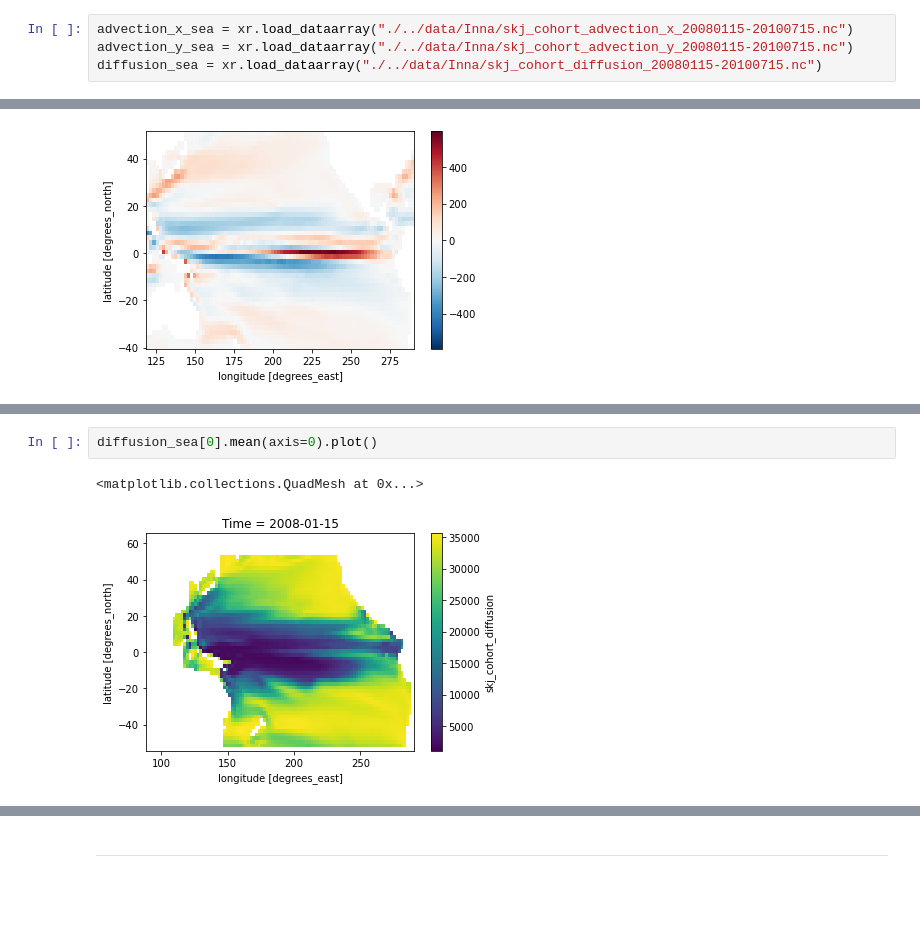
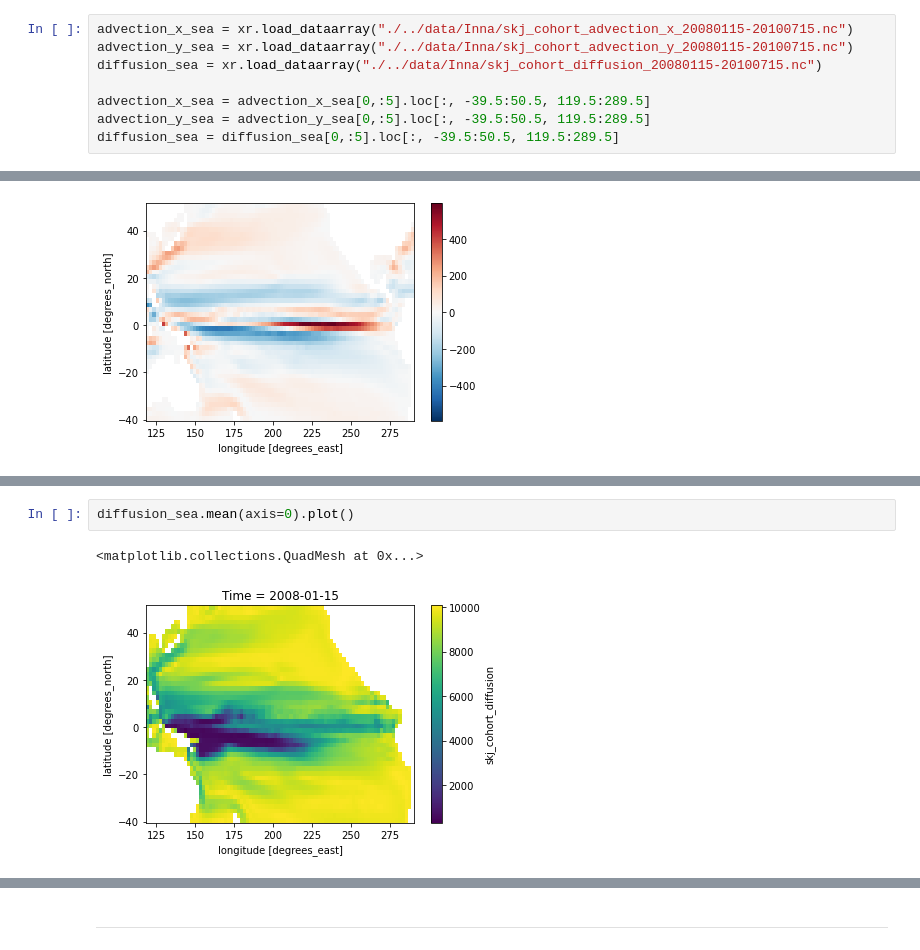
Before and after one commit to PacificCommunity/OFP-Ikamoana, a Jupyter notebook: notebook/Sandbox.ipynb, the cells around one changed output, grey strips where cells are left out. Drawn from its saved outputs; the diff is of its cells as text; blank space fills up the shorter version.

```diff
--- a/notebook/Sandbox.ipynb
+++ b/notebook/Sandbox.ipynb
@@ -55,3 +75,7 @@ Data variables:
 advection_x_sea = xr.load_dataarray("./../data/Inna/skj_cohort_advection_x_20080115-20100715.nc")
 advection_y_sea = xr.load_dataarray("./../data/Inna/skj_cohort_advection_y_20080115-20100715.nc")
 diffusion_sea = xr.load_dataarray("./../data/Inna/skj_cohort_diffusion_20080115-20100715.nc")
+
+advection_x_sea = advection_x_sea[0,:5].loc[:, -39.5:50.5, 119.5:289.5]
+advection_y_sea = advection_y_sea[0,:5].loc[:, -39.5:50.5, 119.5:289.5]
+diffusion_sea = diffusion_sea[0,:5].loc[:, -39.5:50.5, 119.5:289.5]
@@ -134,8 +136,8 @@ Attributes:
 # %%
-diffusion_sea[0].mean(axis=0).plot()
+diffusion_sea.mean(axis=0).plot()
 # %% [output]
 <matplotlib.collections.QuadMesh at 0x...>
-[figure, old version]
+[figure, new version]
 # %%
 diffusion_ika.mean(axis=0).plot()
 # %% [output]
```
Also changed, not shown: parts of 39 cells of this notebook, 20 other files.
